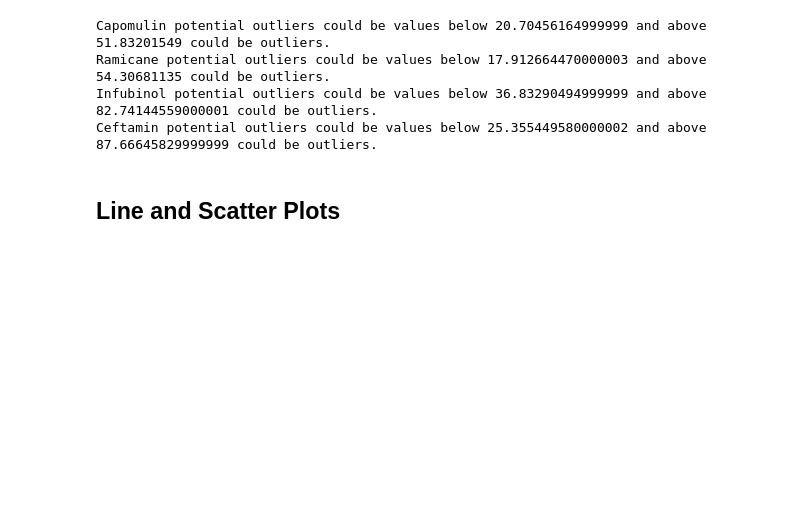
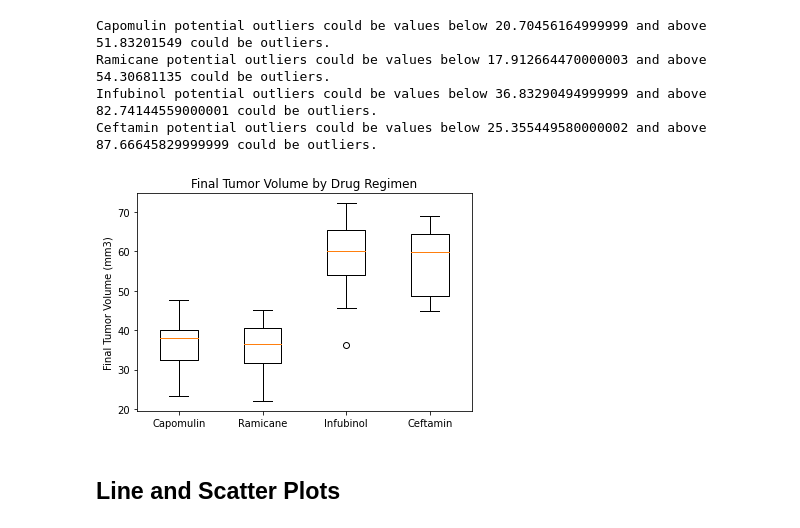
Before and after one commit to hauckc21/Matplotlib-challenge, a Jupyter notebook: Pymaceuticals/pymaceuticals.ipynb, the cells around one changed output. Saved outputs shown, nothing was run; the diff lists cells and outputs as text; code cells hidden in the pictures; blank space fills up the shorter version.

Commit message:
box plot done

```diff
--- a/Pymaceuticals/pymaceuticals.ipynb
+++ b/Pymaceuticals/pymaceuticals.ipynb
@@ -187,3 +187,12 @@ Infubinol potential outliers could be values below 36.83290494999999 and above 8
 Ceftamin potential outliers could be values below 25.355449580000002 and above 87.66645829999999 could be outliers.
 # %%
 # Generate a box plot of the final tumor volume of each mouse across four regimens of interest
+fix1, ax1 = plt.subplots()
+ax1.set_title("Final Tumor Volume by Drug Regimen")
+ax1.set_ylabel("Final Tumor Volume (mm3)")
+
+box_plot_data = [capo_tumors, rami_tumors, infu_tumors, ceft_tumors]
+plt.boxplot(box_plot_data, labels=["Capomulin", "Ramicane", "Infubinol", "Ceftamin"])
+plt.show()
+# %% [output]
+[figure, added]
```
Also changed, not shown: parts of 1 cell of this notebook.
